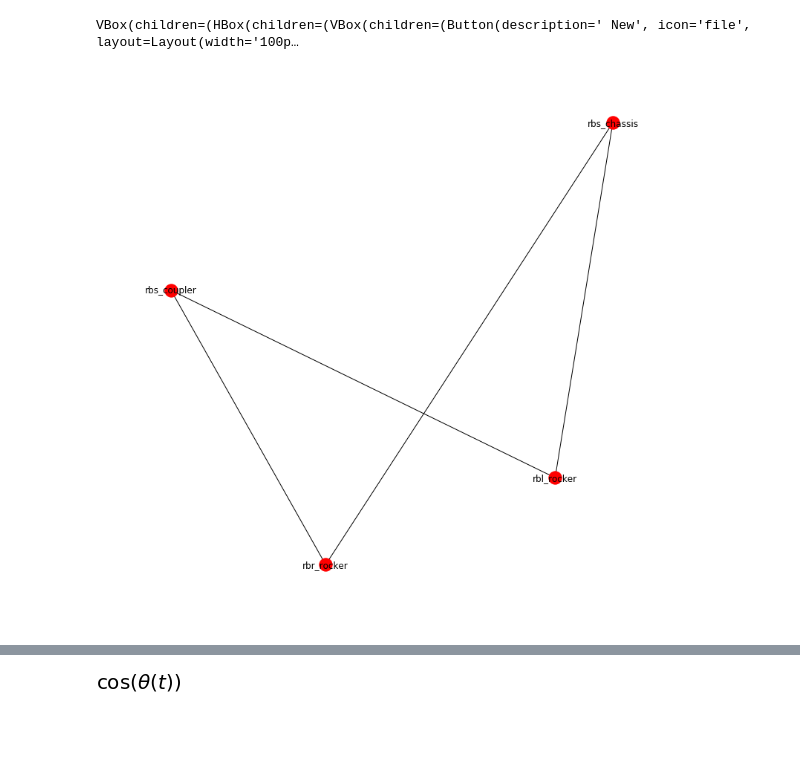
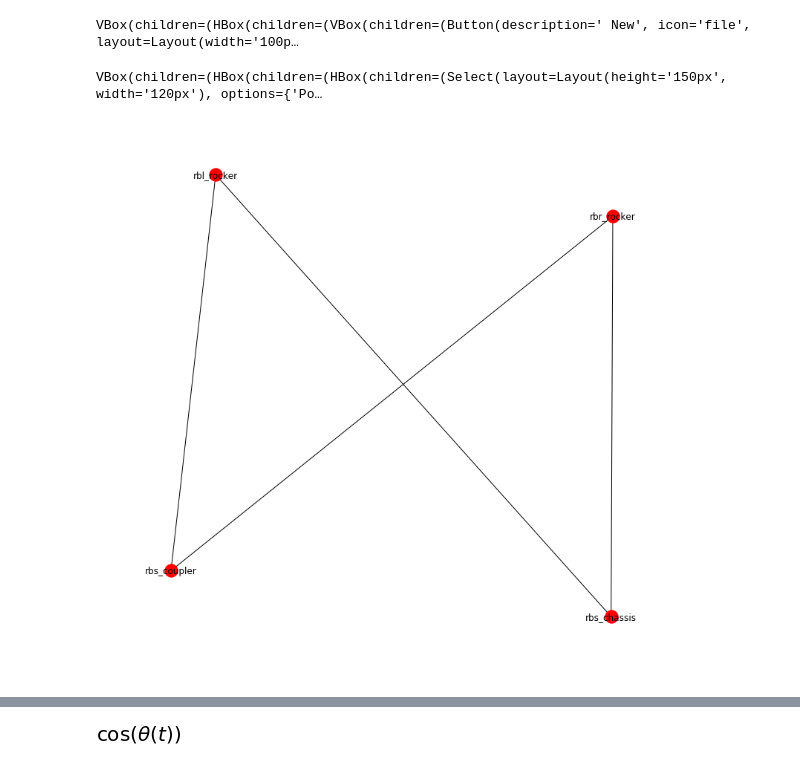
Before and after one commit to khaledghobashy/asurt_cdt, a Jupyter notebook: gui_v6.ipynb, the cells around one changed output, grey strips where cells are left out. Cells and saved outputs as stored; diff of their text form; code cells hidden in the pictures; blank space fills up the shorter version.

```diff
--- a/gui_v6.ipynb
+++ b/gui_v6.ipynb
@@ -55,10 +32,14 @@ m.object_predecessors('jcl_uca_rev')
 # %%
-steering=model()
-steering.show()
+s=model()
+s.show()
 # %% [output]
 ## VEHICLE DYNAMICS MODELING AND SIMULATION TOOL
 VBox(children=(HBox(children=(VBox(children=(Button(description=' New', icon='file', layout=Layout(width='100p…
+# %%
+s.model_tree()
+# %% [output]
+VBox(children=(HBox(children=(HBox(children=(Select(layout=Layout(height='150px', width='120px'), options={'Po…
 # %%
-steering.draw_topology()
+s.draw_topology()
 # %% [output]
-[figure, old version]
+[figure, new version]
```
Also changed, not shown: parts of 12 cells of this notebook, 11 other files.
